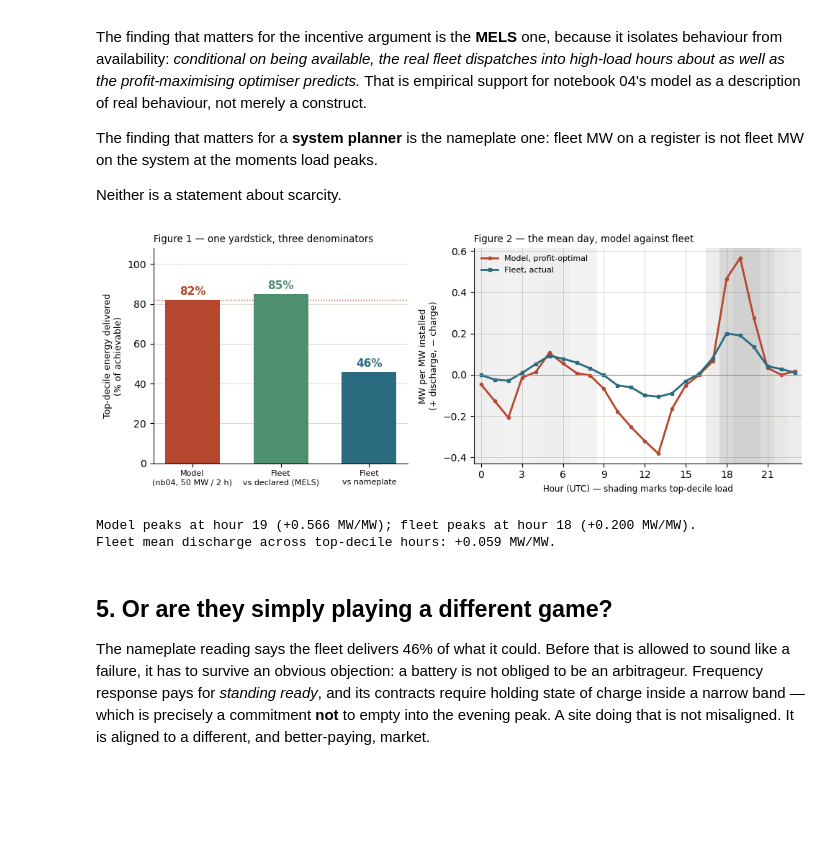
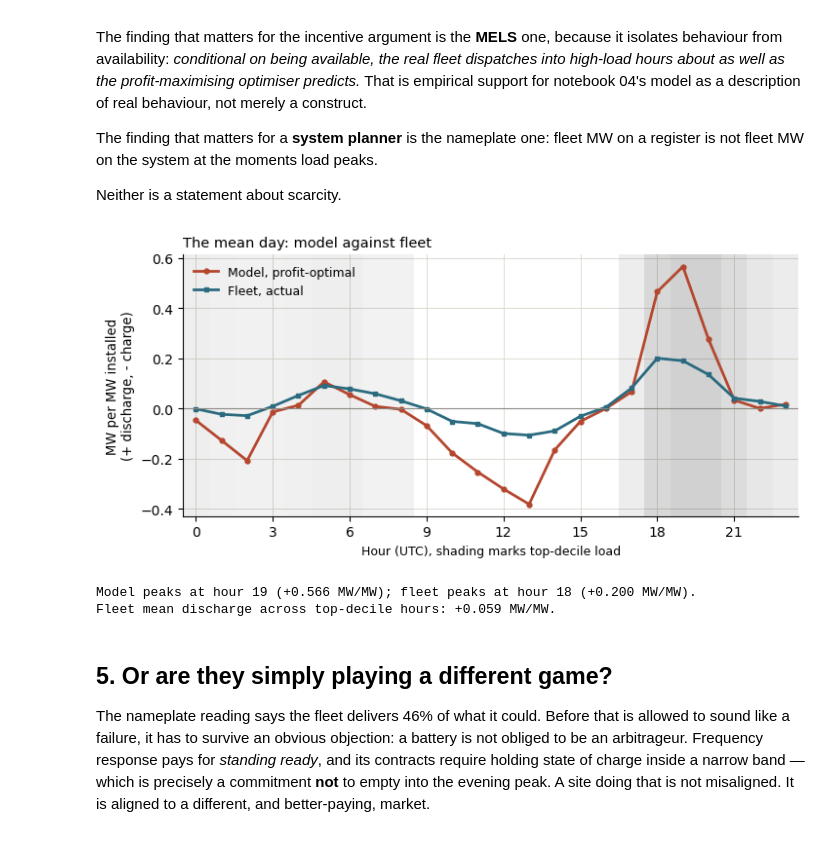
Before and after one commit to shaw029/power-trading, a Jupyter notebook: notebooks/09_model_vs_fleet.ipynb, the cells around one changed output. Drawn from its saved outputs; the diff is of its cells as text; code cells hidden in the pictures; blank space fills up the shorter version.

```diff
--- a/notebooks/09_model_vs_fleet.ipynb
+++ b/notebooks/09_model_vs_fleet.ipynb
@@ -350,66 +350,52 @@ MW on a register is not fleet MW on the system at the moments load peaks.
 
 Neither is a statement about scarcity.
 # %%
-fig, (ax1, ax2) = plt.subplots(1, 2, figsize=(10, 3.9),
-                               gridspec_kw={"width_ratios": [1.05, 1.35]})
+# The mean day, model against fleet, per MW installed.
+#
+# The three-denominator bars this figure used to carry were retired: the
+# poster states that cascade in text, on a period-resolved bound, so the bars
+# repeated it less precisely and forced a reconciliation caption. Titles carry
+# no figure number, because numbering belongs to whatever document places the
+# figure, not to the image.
+fig, ax2 = plt.subplots(figsize=(7.4, 3.6))
 
-# — Left: the three shares on one axis, which is the whole point of the notebook.
-bars = [("Model\n(nb04, 50 MW / 2 h)", MODEL_DELIVERED, C["model"]),
-        ("Fleet\nvs declared (MELS)", FLEET_MELS, C["mels"]),
-        ("Fleet\nvs nameplate", FLEET_NAMEPLATE, C["fleet"])]
-for i, (label, value, colour) in enumerate(bars):
-    ax1.bar(i, value * 100, color=colour, width=0.62)
-    ax1.text(i, value * 100 + 2.5, f"{value:.0%}", ha="center",
-             fontsize=11, fontweight="bold", color=colour)
-ax1.set_xticks(range(len(bars)))
-ax1.set_xticklabels([b[0] for b in bars], fontsize=8)
-ax1.set_ylabel("Top-decile energy delivered\n(% of achievable)", fontsize=9)
-ax1.set_ylim(0, 108)
-ax1.axhline(MODEL_DELIVERED * 100, color=C["model"], ls=":", lw=1, zorder=0)
-ax1.set_title("Figure 1 — one yardstick, three denominators", fontsize=9.5, loc="left")
-ax1.grid(axis="y", color=C["grid"], lw=0.6)
-ax1.set_axisbelow(True)
-for spine in ("top", "right"):
-    ax1.spines[spine].set_visible(False)
-
-# — Right: the mean day, model against fleet, per MW installed.
 prof = json.loads((POSTER_FIG_DIR / "nb04_model_profile.json").read_text())
 model_day = pd.Series({int(h): v for h, v in prof["profit_mw_per_mw"].items()}).sort_index()
 
 fleet_mw = pn_h[KNOWN].sum(axis=1)
 fleet_day = (fleet_mw / mw_known).groupby(fleet_mw.index.hour).mean()
 stress_by_hour = hourly["stress"].groupby(hourly.index.hour).mean()
 
 for hour, frac in stress_by_hour.items():
     if frac > 0:
         ax2.axvspan(hour - 0.5, hour + 0.5, color=C["ink"], alpha=0.05 + 0.28 * frac, lw=0)
 ax2.plot(model_day.index, model_day.values, color=C["model"], lw=2.0,
-         marker="o", ms=3, label="Model, profit-optimal")
+         marker="o", ms=3.5, label="Model, profit-optimal")
 ax2.plot(fleet_day.index, fleet_day.values, color=C["fleet"], lw=2.0,
-         marker="s", ms=3, label="Fleet, actual")
+         marker="s", ms=3.5, label="Fleet, actual")
 ax2.axhline(0, color=C["mute"], lw=0.8)
-ax2.set_xlabel("Hour (UTC) — shading marks top-decile load", fontsize=8.5)
-ax2.set_ylabel("MW per MW installed\n(+ discharge, − charge)", fontsize=9)
+ax2.set_xlabel("Hour (UTC), shading marks top-decile load", fontsize=9)
+ax2.set_ylabel("MW per MW installed\n(+ discharge, - charge)", fontsize=9.5)
 ax2.set_xlim(-0.5, 23.5)
 ax2.set_xticks(range(0, 24, 3))
-ax2.legend(fontsize=8, frameon=False, loc="upper left")
-ax2.set_title("Figure 2 — the mean day, model against fleet", fontsize=9.5, loc="left")
+ax2.legend(fontsize=9, frameon=False, loc="upper left")
+ax2.set_title("The mean day: model against fleet", fontsize=10.5, loc="left")
 ax2.grid(color=C["grid"], lw=0.6)
 ax2.set_axisbelow(True)
 for spine in ("top", "right"):
     ax2.spines[spine].set_visible(False)
 
 fig.tight_layout()
 save_poster_fig(fig, "nb09_fig_model_vs_fleet")
 plt.show()
 
 print(f"Model peaks at hour {int(model_day.idxmax()):02d} "
       f"({model_day.max():+.3f} MW/MW); fleet peaks at hour "
       f"{int(fleet_day.idxmax()):02d} ({fleet_day.max():+.3f} MW/MW).")
 print(f"Fleet mean discharge across top-decile hours: "
       f"{fleet_day[stress_by_hour[stress_by_hour > 0].index].mean():+.3f} MW/MW.")
 # %% [output]
-[figure, old version]
+[figure, new version]
 Model peaks at hour 19 (+0.566 MW/MW); fleet peaks at hour 18 (+0.200 MW/MW).
 Fleet mean discharge across top-decile hours: +0.059 MW/MW.
 # %% [markdown]
```
Also changed, not shown: parts of 2 cells of this notebook, 13 other files.
